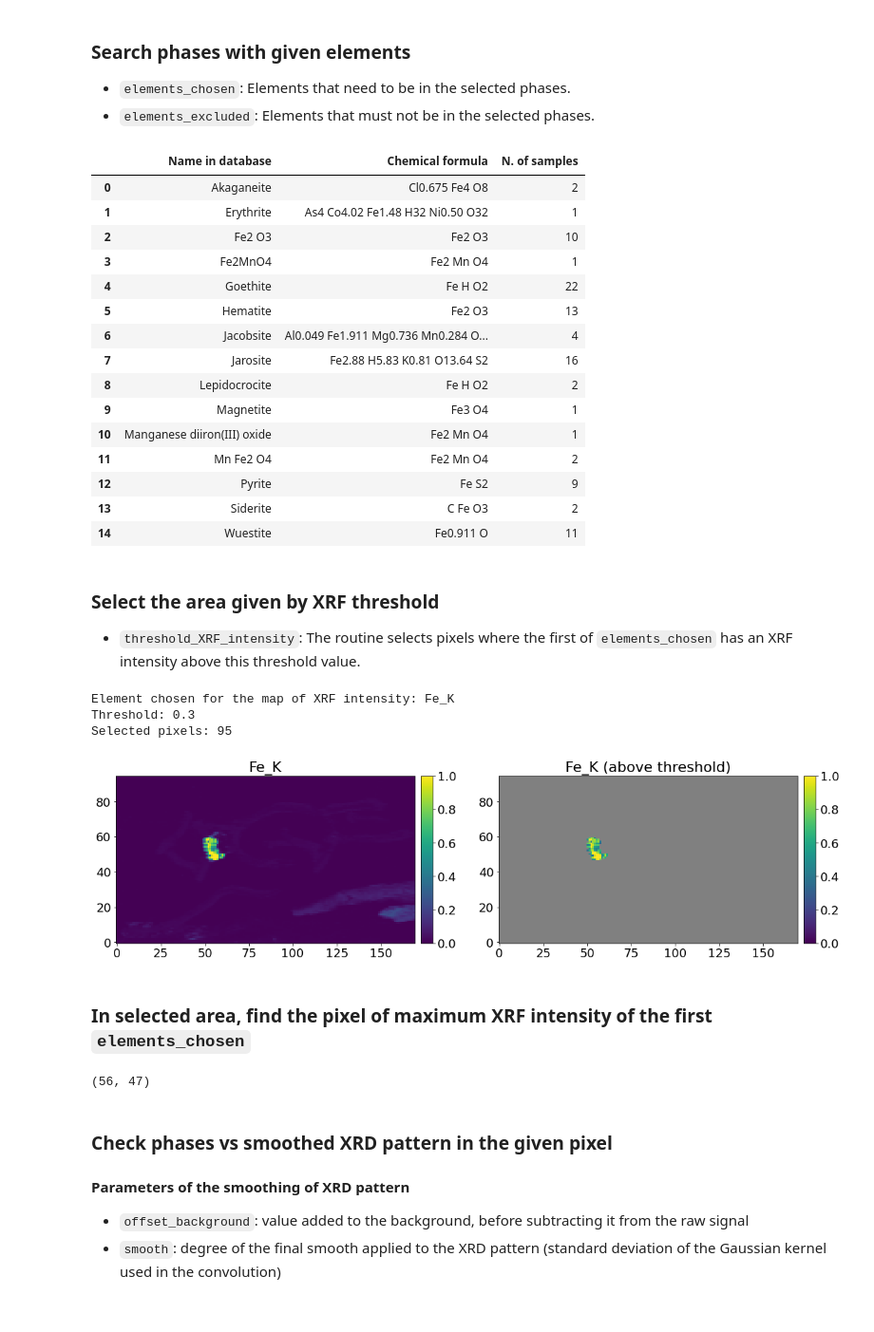
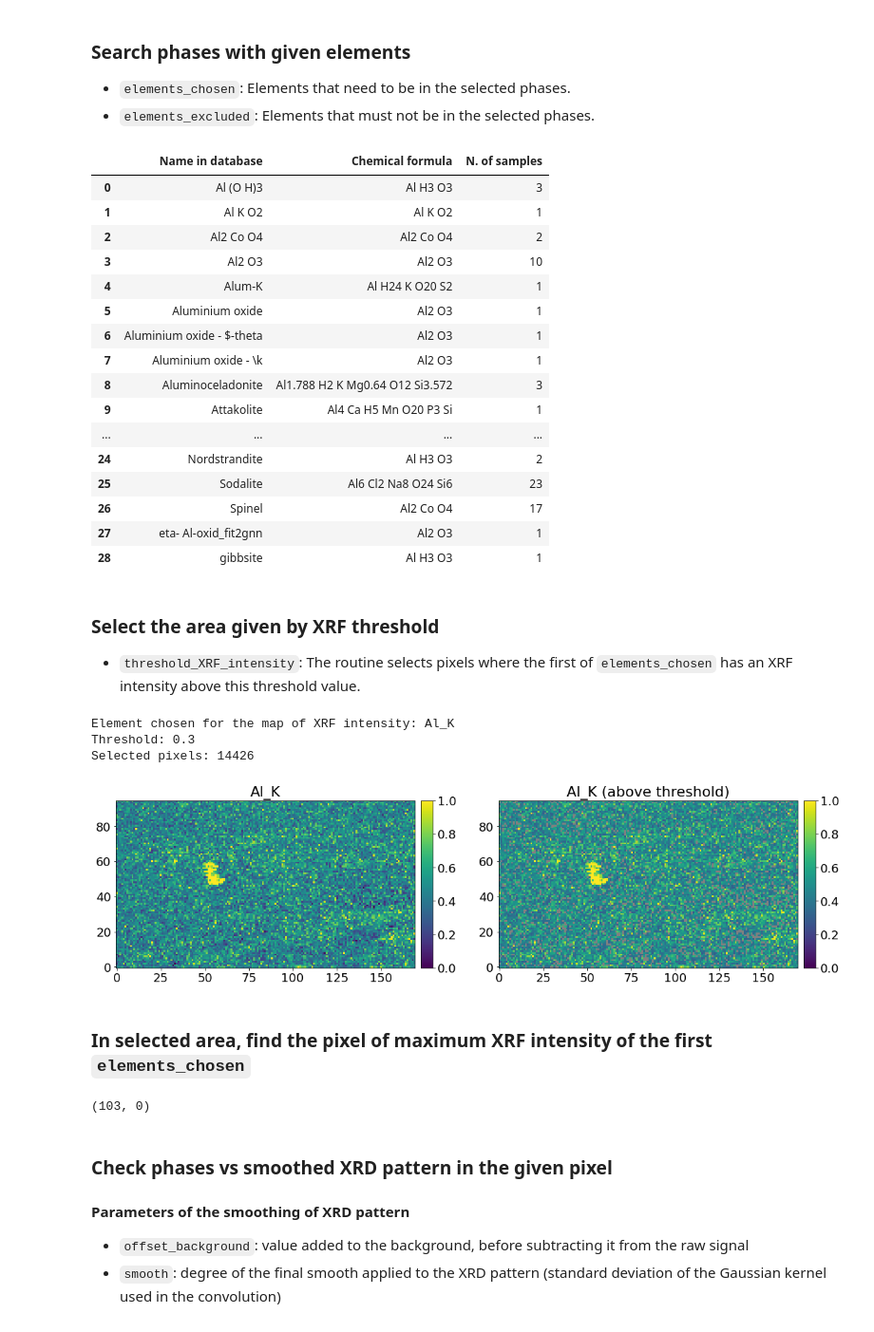
Before and after one commit to DarioZappala/XRDAnalysis, a Jupyter notebook: XRD_exploration.ipynb, the cells around one changed output. Shown at 95% size. Drawn from its saved outputs; the diff is of its cells as text; code cells hidden in the pictures.

```diff
--- a/XRD_exploration.ipynb
+++ b/XRD_exploration.ipynb
@@ -210,7 +210,7 @@ Al_K, Ar_K, As_K, Ba_L, Ca_K, Cd_L, Cl_K, Co_K, Cr_K, Cu_Ka, Cu_Kb, Fe_K, Hg_L,
 ### Correct burnt pixels and wrong scale in each XRF map; also calculate normalized XRF maps
 Choose a quantile on the value of XRF intensity. All pixels above that quantile will be corrected as burnt pixels and will be assigned the threshold value.
 # %%
-qtl = 0.999
+qtl = 0.995
 #qtl = 1
 
 qtl_calculated = quantile(data_xrf.labels, qtl, axis = (0, 1), keepdims = True)
@@ -220,5 +220,10 @@ print(f'{n_corrected:.0f} pixels out of {data_xrf.labels.shape[0] * data_xrf.lab
 
 data_xrf.labels -= data_xrf.labels.min(axis = (0, 1), keepdims = True)
 
+### Correct specific pixel ###
+#x, y = 0, 0
+#for i in range(data_xrf.labels.shape[2]):
+#    data_xrf.labels[y, x, i] = nanmin(data_xrf.labels[..., i])
+
 maps_xrf_norm = data_xrf.labels / data_xrf.labels.max(axis = (0, 1), keepdims = True)
 # %% [output]
@@ -230,7 +235,7 @@ maps_xrf_norm = data_xrf.labels / data_xrf.labels.max(axis = (0, 1), keepdims =
 - `elements_chosen`: Elements that need to be in the selected phases.
 - `elements_excluded`: Elements that must not be in the selected phases.
 # %%
-elements_chosen = ['Fe']
+elements_chosen = ['Al']
 elements_excluded = []
 # DO NOT EXCLUDE: Al, Ca, Cl, P, S, Si
 
@@ -245,21 +250,22 @@ elements_excluded = []
 df_phases
 # %% [output]
 |  | Name in database | Chemical formula | N. of samples |
-| 0 | Akaganeite | Cl0.675 Fe4 O8 | 2 |
-| 1 | Erythrite | As4 Co4.02 Fe1.48 H32 Ni0.50 O32 | 1 |
-| 2 | Fe2 O3 | Fe2 O3 | 10 |
-| 3 | Fe2MnO4 | Fe2 Mn O4 | 1 |
-| 4 | Goethite | Fe H O2 | 22 |
-| 5 | Hematite | Fe2 O3 | 13 |
-| 6 | Jacobsite | Al0.049 Fe1.911 Mg0.736 Mn0.284 O... | 4 |
-| 7 | Jarosite | Fe2.88 H5.83 K0.81 O13.64 S2 | 16 |
-| 8 | Lepidocrocite | Fe H O2 | 2 |
-| 9 | Magnetite | Fe3 O4 | 1 |
-| 10 | Manganese diiron(III) oxide | Fe2 Mn O4 | 1 |
-| 11 | Mn Fe2 O4 | Fe2 Mn O4 | 2 |
-| 12 | Pyrite | Fe S2 | 9 |
-| 13 | Siderite | C Fe O3 | 2 |
-| 14 | Wuestite | Fe0.911 O | 11 |
+| 0 | Al (O H)3 | Al H3 O3 | 3 |
+| 1 | Al K O2 | Al K O2 | 1 |
+| 2 | Al2 Co O4 | Al2 Co O4 | 2 |
+| 3 | Al2 O3 | Al2 O3 | 10 |
+| 4 | Alum-K | Al H24 K O20 S2 | 1 |
+| 5 | Aluminium oxide | Al2 O3 | 1 |
+| 6 | Aluminium oxide - $-theta | Al2 O3 | 1 |
+| 7 | Aluminium oxide - \k | Al2 O3 | 1 |
+| 8 | Aluminoceladonite | Al1.788 H2 K Mg0.64 O12 Si3.572 | 3 |
+| 9 | Attakolite | Al4 Ca H5 Mn O20 P3 Si | 1 |
+| ... | ... | ... | ... |
+| 24 | Nordstrandite | Al H3 O3 | 2 |
+| 25 | Sodalite | Al6 Cl2 Na8 O24 Si6 | 23 |
+| 26 | Spinel | Al2 Co O4 | 17 |
+| 27 | eta- Al-oxid_fit2gnn | Al2 O3 | 1 |
+| 28 | gibbsite | Al H3 O3 | 1 |
 # %% [markdown]
 ### Select the area given by XRF threshold
 - `threshold_XRF_intensity`: The routine selects pixels where the first of `elements_chosen` has an XRF intensity above this threshold value.
@@ -268,39 +274,39 @@ threshold_XRF_intensity = 0.3
 
 idx_element = find_element(elements_chosen[0], data_xrf.metadata['labels'])
 print('Element chosen for the map of XRF intensity: ' + data_xrf.metadata['labels'][idx_element])
 print(f'Threshold: {threshold_XRF_intensity}')
 
-indices_XRF_sel = zeros(data.shape[:2], bool)
-for x in range(data.shape[1]):
-    for y in range(data.shape[0]):
+indices_XRF_sel = zeros(data_xrf.labels.shape[:2], bool)
+for x in range(data_xrf.labels.shape[1]):
+    for y in range(data_xrf.labels.shape[0]):
         if maps_xrf_norm[y, x, idx_element] >= threshold_XRF_intensity:
             indices_XRF_sel[y, x] = True
 print(f'Selected pixels: {indices_XRF_sel.sum()}')
 
 map_for_search = maps_xrf_norm[..., idx_element].copy()
 map_for_search[~indices_XRF_sel] = None
 
 fig, axs = subplots(1, 2, figsize = (8 * 2, 8 * y_x_ratio))
 fig.tight_layout(w_pad = 2)
 cmap_viridis = get_cmap('viridis').copy()
 cmap_viridis.set_bad(color = 'grey')
 
 ax = axs[0]
 im = ax.imshow(maps_xrf_norm[..., idx_element], interpolation = 'none')
 colorbar(im, ax = ax, cax = ax.inset_axes([1.02, 0, 0.04, 1]))
 ax.set_title(data_xrf.metadata['labels'][idx_element])
 
 ax = axs[1]
 im = ax.imshow(map_for_search, interpolation = 'none', vmin = 0, vmax = 1, cmap = cmap_viridis)
 colorbar(im, ax = ax, cax = ax.inset_axes([1.02, 0, 0.04, 1]))
 ax.set_title(data_xrf.metadata['labels'][idx_element] + ' (above threshold)')
 
 show()
 # %% [output]
-Element chosen for the map of XRF intensity: Fe_K
+Element chosen for the map of XRF intensity: Al_K
 Threshold: 0.3
-Selected pixels: 95
+Selected pixels: 14426
-[figure, old version]
+[figure, new version]
 # %% [markdown]
 ### In selected area, find the pixel of maximum XRF intensity of the first `elements_chosen`
 # %%
@@ -308,7 +314,7 @@ position = nanargmax(map_for_search.flatten())
 y_xrf, x_xrf = unravel_index(position, map_for_search.shape)
 print(f'{(x_xrf, y_xrf)}')
 # %% [output]
-(56, 47)
+(103, 0)
 # %% [markdown]
 ### Check phases vs smoothed XRD pattern in the given pixel
 
```
Also changed, not shown: parts of 5 cells of this notebook, 2 other files.
